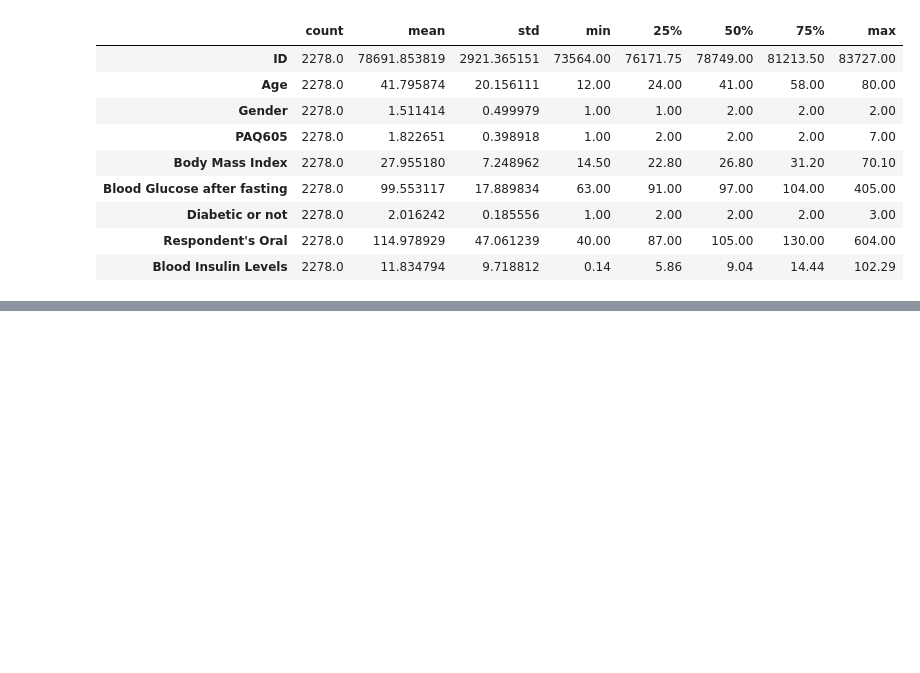
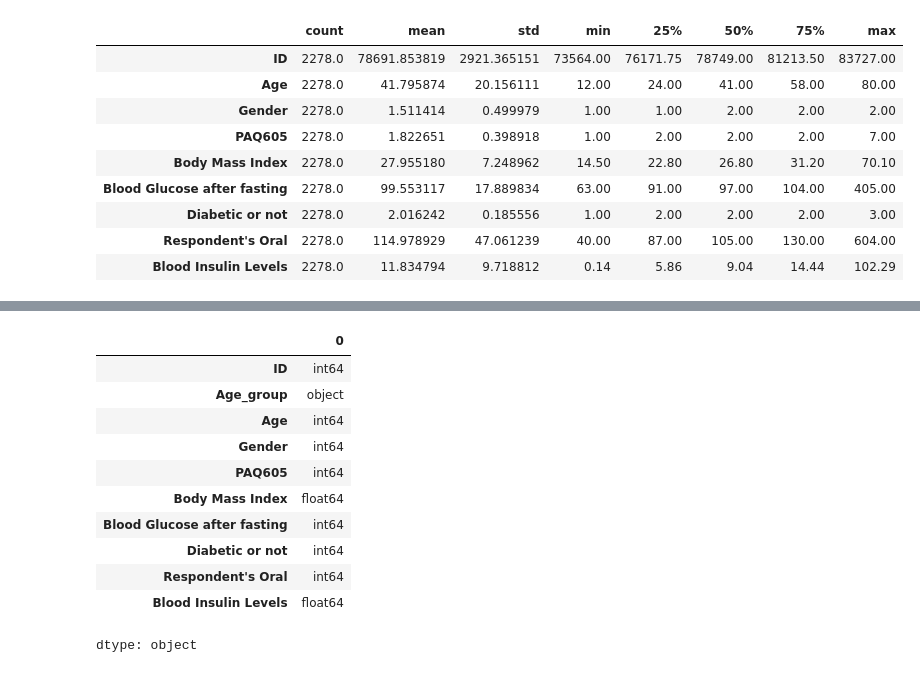
Before and after one commit to MudassirABBASSi/Age-Prediction, a Jupyter notebook: Age_Prediction_in_Machine_Learning.ipynb, the cells around one changed output, grey strips where cells are left out. Cells and saved outputs as stored; diff of their text form; code cells hidden in the pictures; blank space fills up the shorter version.

```diff
--- a/Age_Prediction_in_Machine_Learning.ipynb
+++ b/Age_Prediction_in_Machine_Learning.ipynb
@@ -48,0 +69,15 @@ df.describe().T
+# %%
+df.dtypes
+# %% [output]
+|  | 0 |
+| ID | int64 |
+| Age_group | object |
+| Age | int64 |
+| Gender | int64 |
+| PAQ605 | int64 |
+| Body Mass Index | float64 |
+| Blood Glucose after fasting | int64 |
+| Diabetic or not | int64 |
+| Respondent's Oral | int64 |
+| Blood Insulin Levels | float64 |
+dtype: object
```
Also changed, not shown: parts of 4 cells of this notebook.
